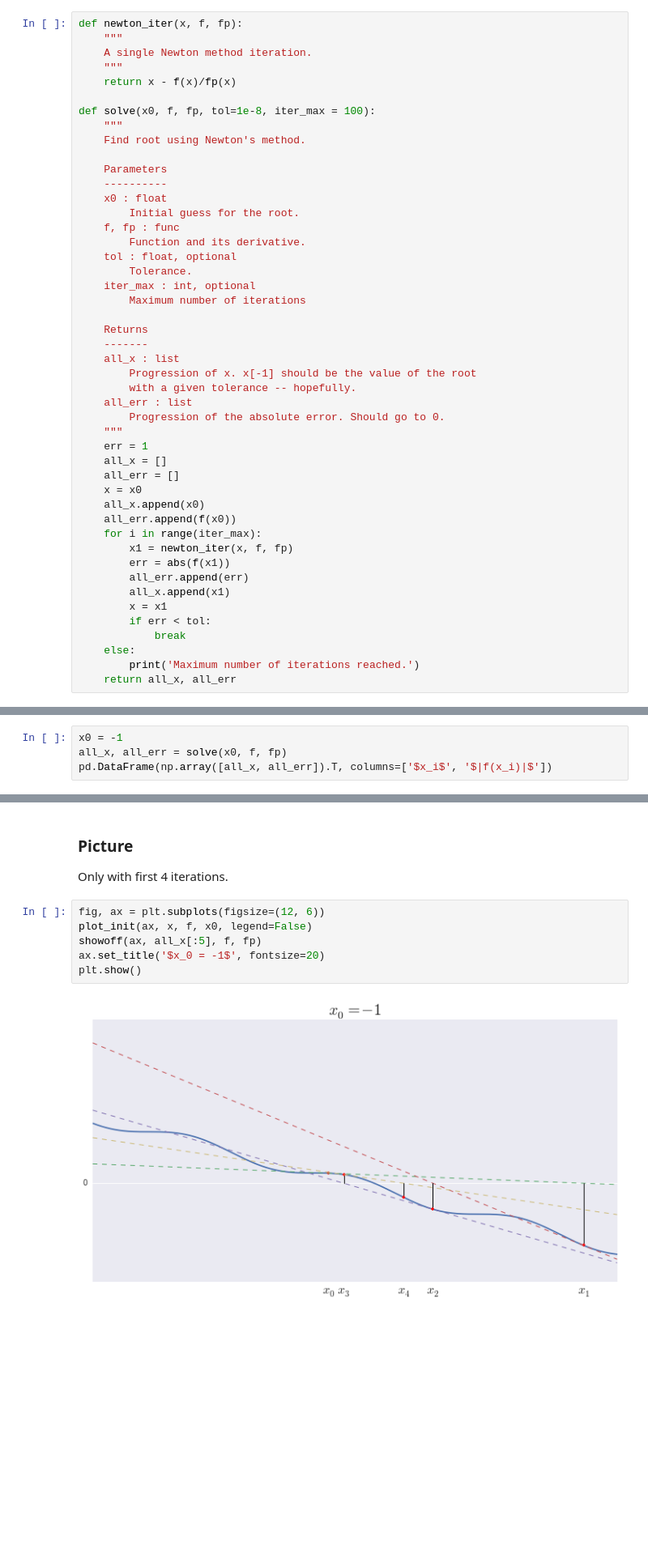
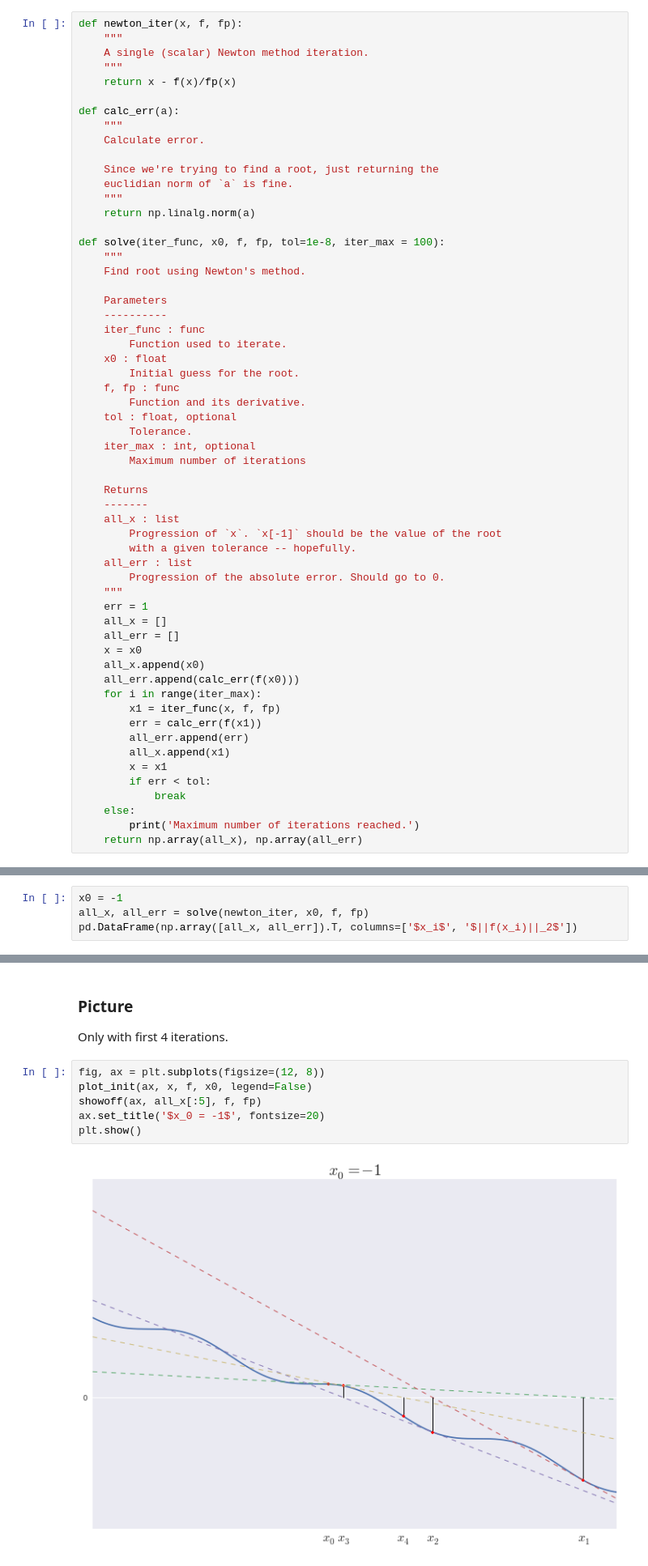
Before and after one commit to selimb/schoolstuff, a Jupyter notebook: math578/hw2/Homework2.ipynb, the cells around one changed output, grey strips where cells are left out. Shown: that part at 81% size. Drawn from its saved outputs; the diff is of its cells as text; blank space fills up the shorter version.

```diff
--- a/math578/hw2/Homework2.ipynb
+++ b/math578/hw2/Homework2.ipynb
@@ -14,16 +19,27 @@ from plotutils import *
 # %%
 def newton_iter(x, f, fp):
     """
-    A single Newton method iteration.
+    A single (scalar) Newton method iteration.
     """
     return x - f(x)/fp(x)
 
-def solve(x0, f, fp, tol=1e-8, iter_max = 100):
+def calc_err(a):
+    """
+    Calculate error.
+
+    Since we're trying to find a root, just returning the
+    euclidian norm of `a` is fine.
+    """
+    return np.linalg.norm(a)
+
+def solve(iter_func, x0, f, fp, tol=1e-8, iter_max = 100):
     """
     Find root using Newton's method.
 
     Parameters
     ----------
+    iter_func : func
+        Function used to iterate.
     x0 : float
         Initial guess for the root.
     f, fp : func
@@ -36,7 +52,7 @@ def solve(x0, f, fp, tol=1e-8, iter_max = 100):
     Returns
     -------
     all_x : list
-        Progression of x. x[-1] should be the value of the root
+        Progression of `x`. `x[-1]` should be the value of the root
         with a given tolerance -- hopefully.
     all_err : list
         Progression of the absolute error. Should go to 0.
@@ -46,10 +62,10 @@ def solve(x0, f, fp, tol=1e-8, iter_max = 100):
     all_err = []
     x = x0
     all_x.append(x0)
-    all_err.append(f(x0))
+    all_err.append(calc_err(f(x0)))
     for i in range(iter_max):
-        x1 = newton_iter(x, f, fp)
-        err = abs(f(x1))
+        x1 = iter_func(x, f, fp)
+        err = calc_err(f(x1))
         all_err.append(err)
         all_x.append(x1)
         x = x1
@@ -57,7 +73,7 @@ def solve(x0, f, fp, tol=1e-8, iter_max = 100):
             break
     else:
         print('Maximum number of iterations reached.')
-    return all_x, all_err
+    return np.array(all_x), np.array(all_err)
 # %% [markdown]
 ## Question 1.
 
@@ -85,6 +101,6 @@ This is obviously not an optimal starting point -- we're close to being on a sad
 ### $x_0$ = -1
 # %%
 x0 = -1
-all_x, all_err = solve(x0, f, fp)
-pd.DataFrame(np.array([all_x, all_err]).T, columns=['$x_i$', '$|f(x_i)|$'])
+all_x, all_err = solve(newton_iter, x0, f, fp)
+pd.DataFrame(np.array([all_x, all_err]).T, columns=['$x_i$', '$||f(x_i)||_2$'])
 # %% [output]
@@ -102,13 +118,13 @@ pd.DataFrame(np.array([all_x, all_err]).T, columns=['$x_i$', '$|f(x_i)|$'])
 
 Only with first 4 iterations.
 # %%
-fig, ax = plt.subplots(figsize=(12, 6))
+fig, ax = plt.subplots(figsize=(12, 8))
 plot_init(ax, x, f, x0, legend=False)
 showoff(ax, all_x[:5], f, fp)
 ax.set_title('$x_0 = -1$', fontsize=20)
 plt.show()
 # %% [output]
-[figure, old version]
+[figure, new version]
 # %% [markdown]
 ### $x_0$ = $\pi/4$
 # %%
```
Also changed, not shown: parts of 26 cells of this notebook, 2 other files.
